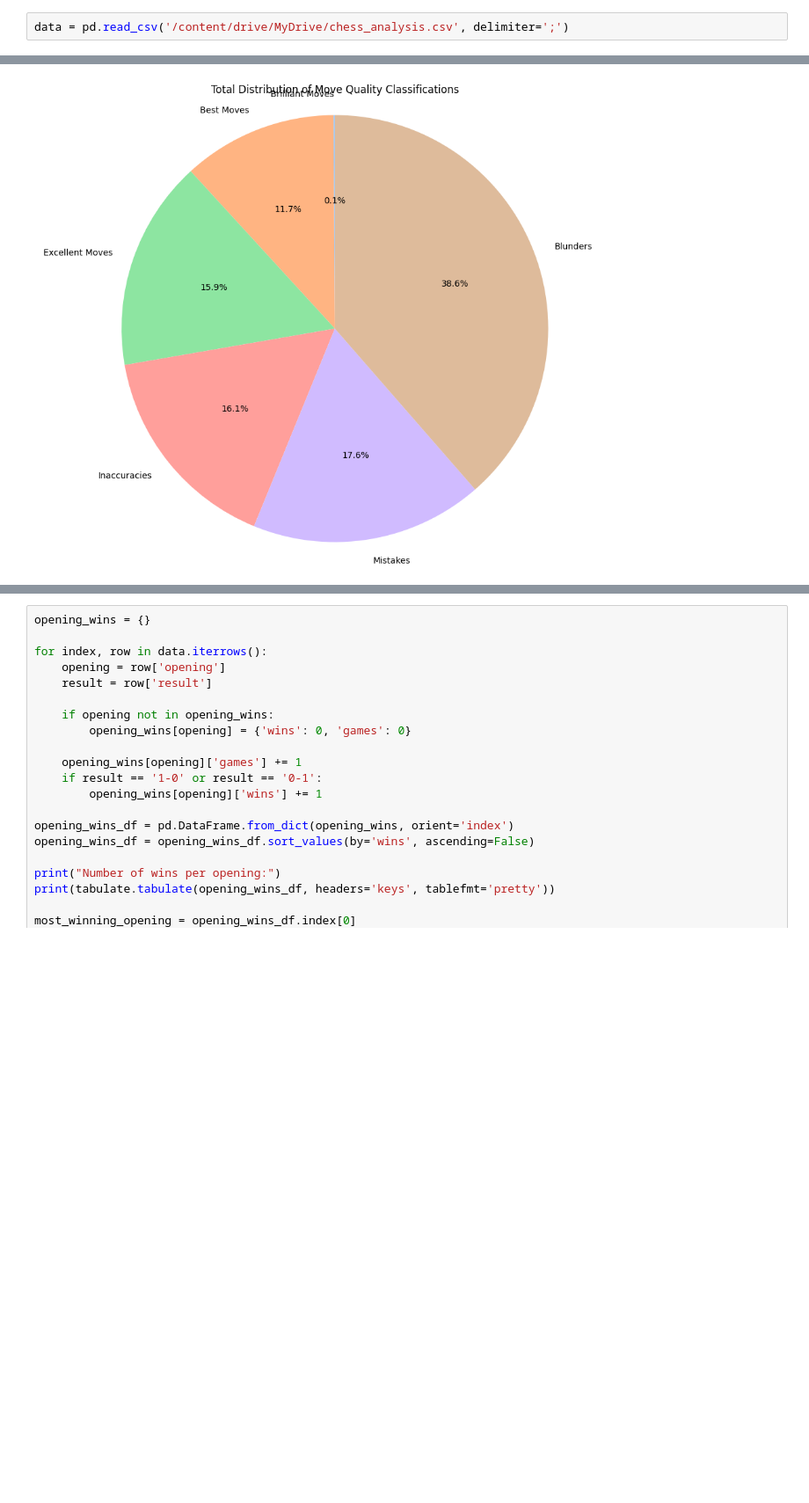
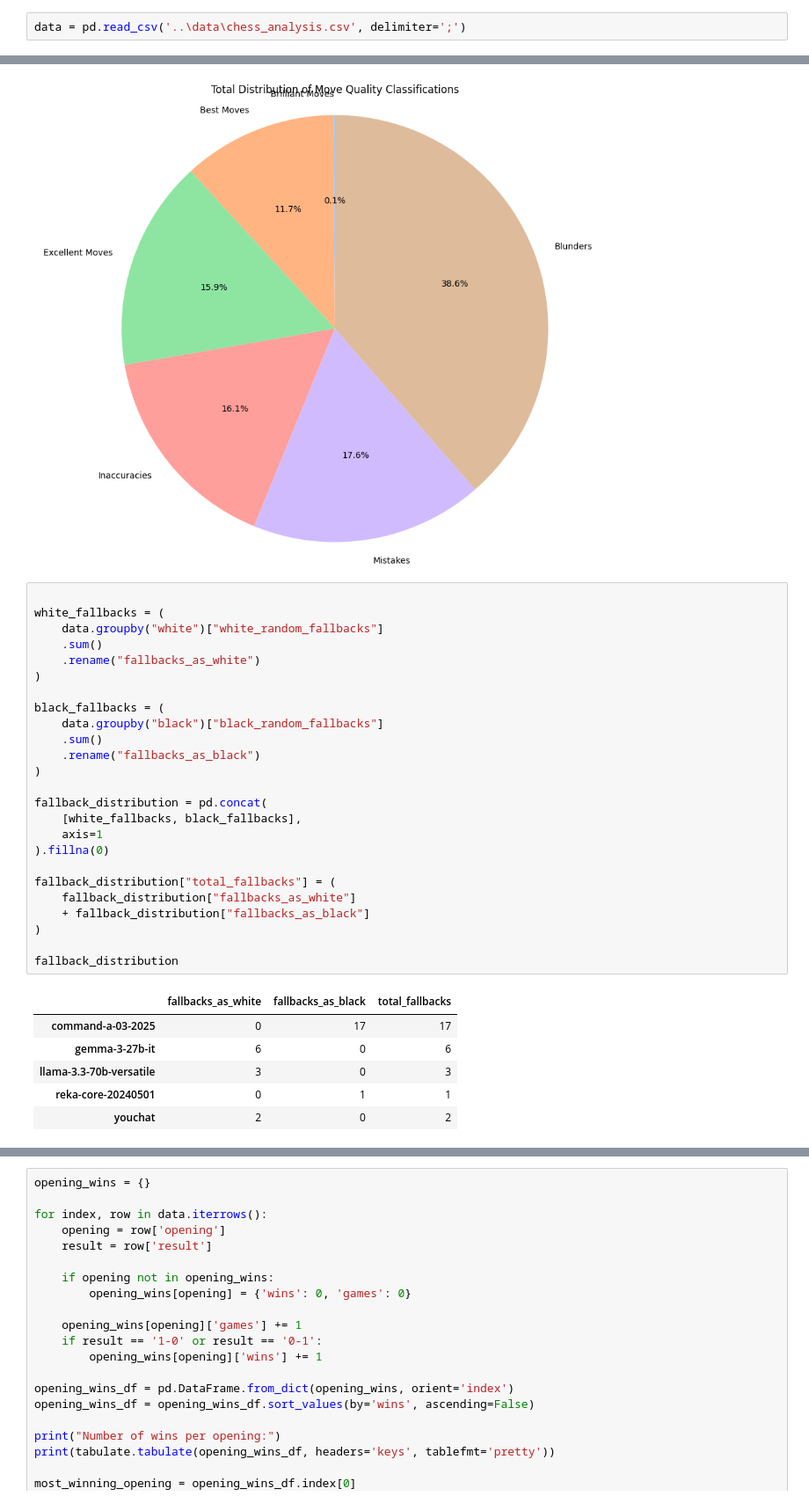
Before and after one commit to Nidzoki/llm-chess-deathmatch, a Jupyter notebook: analysis/notebooks/llm_chess_analysis.ipynb, the cells around one changed output, grey strips where cells are left out. Shown at 88% size. Drawn from its saved outputs; the diff is of its cells as text; blank space fills up the shorter version.

```diff
--- a/analysis/notebooks/llm_chess_analysis.ipynb
+++ b/analysis/notebooks/llm_chess_analysis.ipynb
@@ -10,7 +34,7 @@ import matplotlib.pyplot as plt
 import seaborn as sns
 import tabulate
 # %%
-data = pd.read_csv('/content/drive/MyDrive/chess_analysis.csv', delimiter=';')
+data = pd.read_csv('..\data\chess_analysis.csv', delimiter=';')
 # %%
 data.shape
 # %% [output]
@@ -576,3 +592,35 @@ plt.tight_layout()
 plt.show()
 # %% [output]
 [figure]
+# %%
+
+white_fallbacks = (
+    data.groupby("white")["white_random_fallbacks"]
+    .sum()
+    .rename("fallbacks_as_white")
+)
+
+black_fallbacks = (
+    data.groupby("black")["black_random_fallbacks"]
+    .sum()
+    .rename("fallbacks_as_black")
+)
+
+fallback_distribution = pd.concat(
+    [white_fallbacks, black_fallbacks],
+    axis=1
+).fillna(0)
+
+fallback_distribution["total_fallbacks"] = (
+    fallback_distribution["fallbacks_as_white"]
+    + fallback_distribution["fallbacks_as_black"]
+)
+
+fallback_distribution
+# %% [output]
+|  | fallbacks_as_white | fallbacks_as_black | total_fallbacks |
+| command-a-03-2025 | 0 | 17 | 17 |
+| gemma-3-27b-it | 6 | 0 | 6 |
+| llama-3.3-70b-versatile | 3 | 0 | 3 |
+| reka-core-20240501 | 0 | 1 | 1 |
+| youchat | 2 | 0 | 2 |
```
Also changed, not shown: parts of 19 cells of this notebook.
